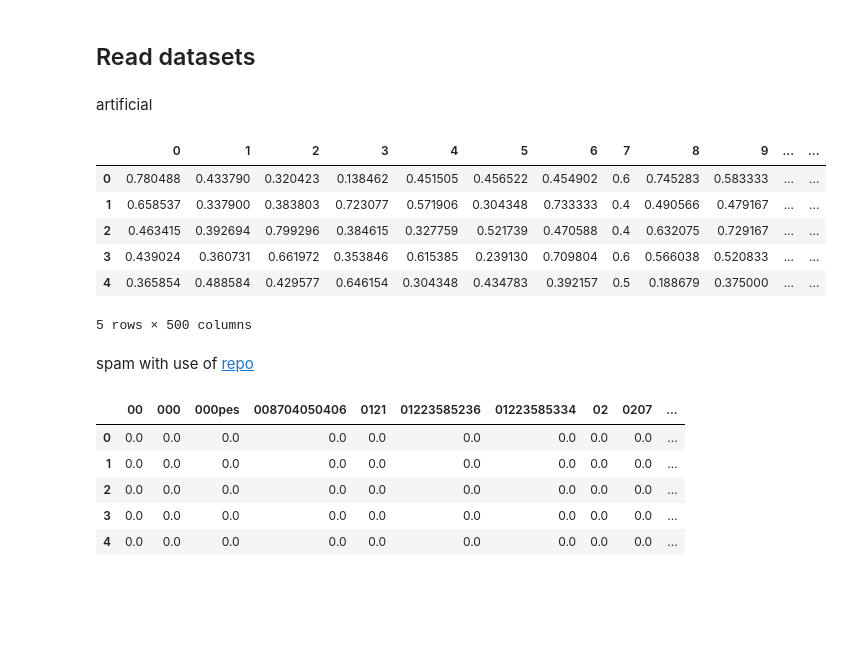
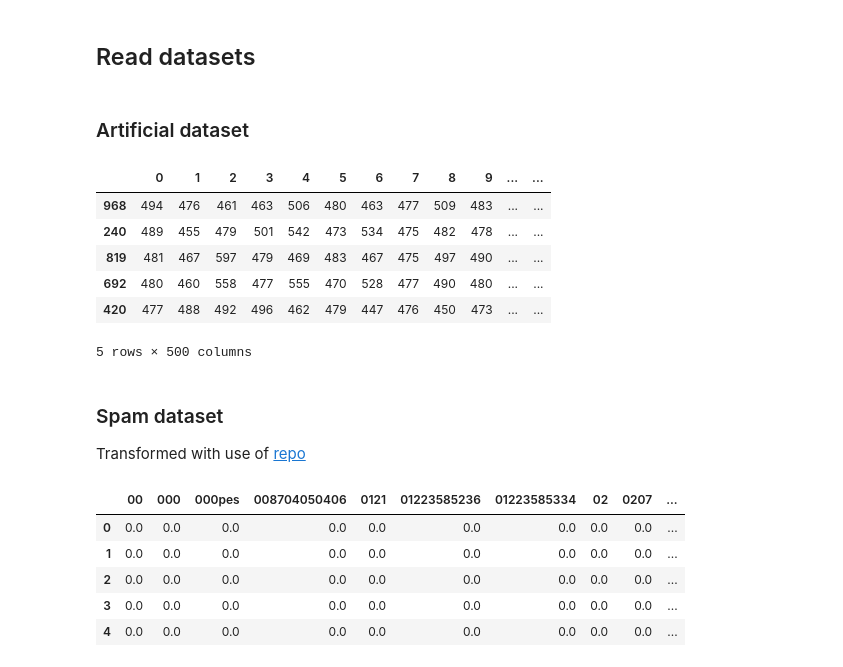
Before and after one commit to kaczmareka/aml_project2, a Jupyter notebook: experiments.ipynb, the cells around one changed output. Saved outputs shown, nothing was run; the diff lists cells and outputs as text; code cells hidden in the pictures; blank space fills up the shorter version.

```diff
--- a/data_read_with_boruta.ipynb
+++ b/experiments.ipynb
@@ -11,16 +2,0 @@ warnings.filterwarnings('ignore')
-# %% [markdown]
-artificial
-# %%
-def read_artificial_data(dir_path="."):
-    art_train_data = pd.read_csv(dir_path+'/artificial_train.data', sep=' ', header=None)
-    art_train_data = art_train_data.drop(art_train_data.columns[500], axis=1)
-    art_train_labels = pd.read_csv(dir_path+'/artificial_train.labels', sep=' ', header=None)
-    art_train_labels[0] = art_train_labels[0].apply(lambda x: 0 if x == -1 else 1)
-    art_train_X, art_val_X, art_train_y, art_val_y = train_test_split(art_train_data, art_train_labels, test_size=0.2, random_state=random_state)
-    art_test_data = pd.read_csv(dir_path+'/artificial_valid.data', sep=' ', header=None)
-    art_test_data = art_test_data.drop(art_test_data.columns[500], axis=1)
-    minmax=MinMaxScaler()
-    art_train_X=pd.DataFrame(minmax.fit_transform(art_train_X))
-    art_val_X=pd.DataFrame(minmax.transform(art_val_X))
-    art_test_data=pd.DataFrame(minmax.transform(art_test_data))
-    return art_train_X, art_train_y, art_val_X, art_val_y, art_test_data
@@ -27,14 +13,16 @@ def read_artificial_data(dir_path="."):
+# %% [markdown]
+### Artificial dataset
 # %%
-art_train_X, art_train_y, art_val_X, art_val_y, art_test_data = read_artificial_data()
+art_train_X, art_train_y, art_val_X, art_val_y, art_test_data = read_artificial_data("data")
 art_train_X.head()
 # %% [output]
 |  | 0 | 1 | 2 | 3 | 4 | 5 | 6 | 7 | 8 | 9 | ... | ... |
-| 0 | 0.780488 | 0.433790 | 0.320423 | 0.138462 | 0.451505 | 0.456522 | 0.454902 | 0.6 | 0.745283 | 0.583333 | ... | ... |
-| 1 | 0.658537 | 0.337900 | 0.383803 | 0.723077 | 0.571906 | 0.304348 | 0.733333 | 0.4 | 0.490566 | 0.479167 | ... | ... |
-| 2 | 0.463415 | 0.392694 | 0.799296 | 0.384615 | 0.327759 | 0.521739 | 0.470588 | 0.4 | 0.632075 | 0.729167 | ... | ... |
-| 3 | 0.439024 | 0.360731 | 0.661972 | 0.353846 | 0.615385 | 0.239130 | 0.709804 | 0.6 | 0.566038 | 0.520833 | ... | ... |
-| 4 | 0.365854 | 0.488584 | 0.429577 | 0.646154 | 0.304348 | 0.434783 | 0.392157 | 0.5 | 0.188679 | 0.375000 | ... | ... |
+| 968 | 494 | 476 | 461 | 463 | 506 | 480 | 463 | 477 | 509 | 483 | ... | ... |
+| 240 | 489 | 455 | 479 | 501 | 542 | 473 | 534 | 475 | 482 | 478 | ... | ... |
+| 819 | 481 | 467 | 597 | 479 | 469 | 483 | 467 | 475 | 497 | 490 | ... | ... |
+| 692 | 480 | 460 | 558 | 477 | 555 | 470 | 528 | 477 | 490 | 480 | ... | ... |
+| 420 | 477 | 488 | 492 | 496 | 462 | 479 | 447 | 476 | 450 | 473 | ... | ... |
 5 rows × 500 columns
 # %% [markdown]
-spam
-with use of [repo](https://github.com/edumunozsala/Intro-NLP-Text-Classification/blob/master/Intro_NLP_1_TFIDF_Text_Classification.ipynb)
+### Spam dataset
+Transformed with use of [repo](https://github.com/edumunozsala/Intro-NLP-Text-Classification/blob/master/Intro_NLP_1_TFIDF_Text_Classification.ipynb)
```
Also changed, not shown: parts of 65 cells of this notebook, 6 other files.
